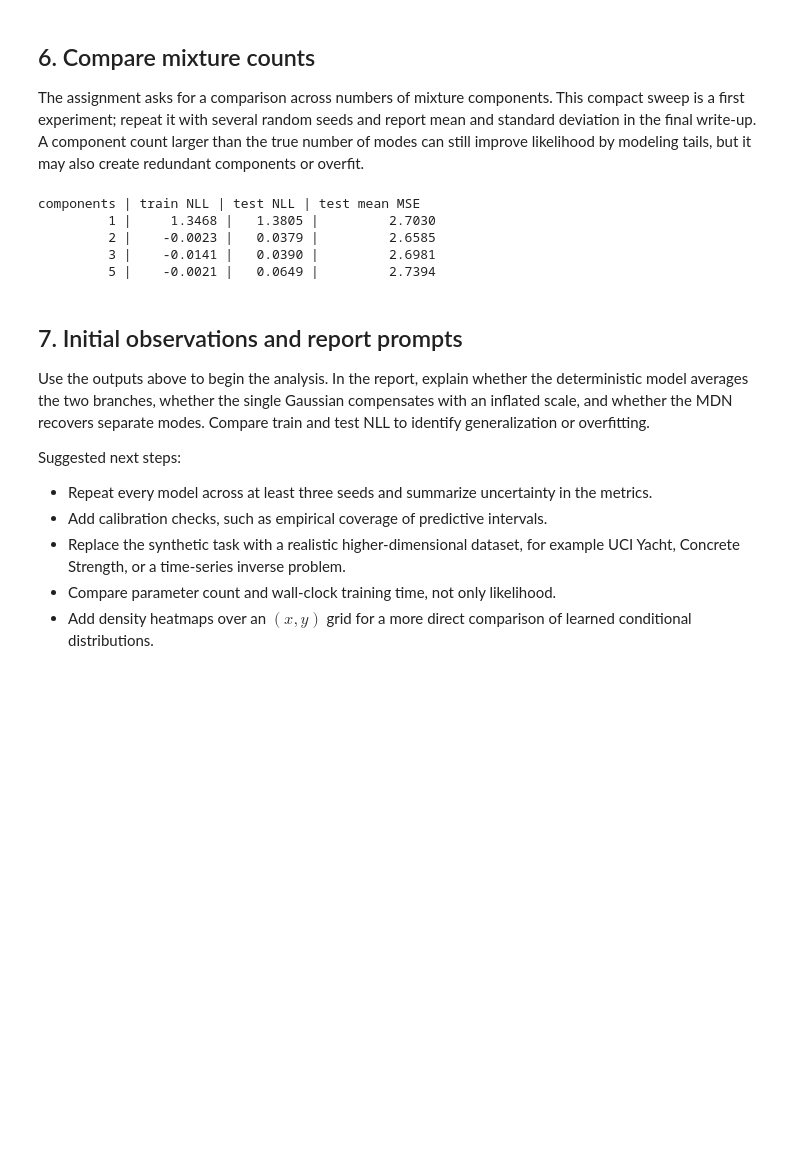
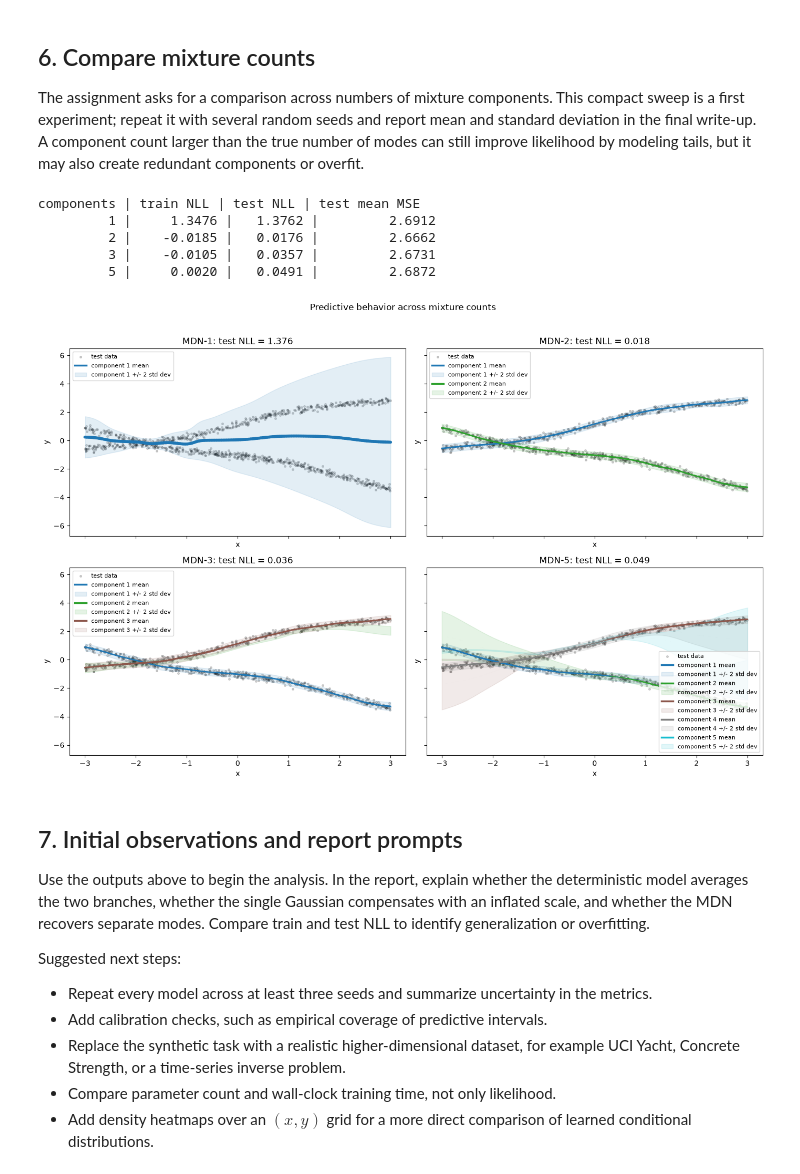
Before and after one commit to jvtricking/CS6956-MDN, a Jupyter notebook: mdn_2d_starter.ipynb, the cells around one changed output. Drawn from its saved outputs; the diff is of its cells as text; code cells hidden in the pictures; blank space fills up the shorter version.

Commit message:
visualizations added for each mixture count

```diff
--- a/mdn_2d_starter.ipynb
+++ b/mdn_2d_starter.ipynb
@@ -287,7 +287,7 @@ for component, color in enumerate(component_colors):
             x_values[start:start + 2],
             mean_values[start:start + 2],
             color=color,
-            linewidth=0.8 + 4.0 * (weight_values[start] + weight_values[start + 1]) / 2,
+            linewidth=4.0 * (weight_values[start] + weight_values[start + 1]) / 2,
             solid_capstyle='round',
         )
     axes[2].plot([], [], color=color, linewidth=2.5, label=f'component {component + 1} mean; thickness = weight')
@@ -332,22 +332,74 @@ plt.show()
 The assignment asks for a comparison across numbers of mixture components. This compact sweep is a first experiment; repeat it with several random seeds and report mean and standard deviation in the final write-up. A component count larger than the true number of modes can still improve likelihood by modeling tails, but it may also create redundant components or overfit.
 # %%
 mixture_results = []
+mixture_models = {}
 for components in [1, 2, 3, 5]:
     # Compare models with different numbers of Gaussian components.
     model, history = train_model(MDN(components=components), 'mdn', epochs=400)
     train_metrics = evaluate(model, 'mdn', x_train, y_train)
     test_metrics = evaluate(model, 'mdn', x_test, y_test)
     mixture_results.append((components, train_metrics['nll'], test_metrics['nll'], test_metrics['mse_mean']))
+    mixture_models[components] = model
 
 print('components | train NLL | test NLL | test mean MSE')
 for result in mixture_results:
     print(f'{result[0]:10d} | {result[1]:10.4f} | {result[2]:8.4f} | {result[3]:14.4f}')
 # %% [output]
 components | train NLL | test NLL | test mean MSE
-         1 |     1.3468 |   1.3805 |         2.7030
-         2 |    -0.0023 |   0.0379 |         2.6585
-         3 |    -0.0141 |   0.0390 |         2.6981
-         5 |    -0.0021 |   0.0649 |         2.7394
+         1 |     1.3476 |   1.3762 |         2.6912
+         2 |    -0.0185 |   0.0176 |         2.6662
+         3 |    -0.0105 |   0.0357 |         2.6731
+         5 |     0.0020 |   0.0491 |         2.6872
+# %%
+# Visualize how the learned predictive distribution changes with mixture count.
+visualization_grid = torch.linspace(-3, 3, 180).reshape(-1, 1).to(DEVICE)
+fig, axes = plt.subplots(2, 2, figsize=(14, 9), sharex=True, sharey=True)
+axes = axes.ravel()
+component_colors = plt.cm.tab10(np.linspace(0, 1, 5))
+
+for axis, (components, train_nll, test_nll, test_mean_mse) in zip(axes, mixture_results):
+    model = mixture_models[components]
+    with torch.no_grad():
+        logits, means, scales = model(visualization_grid)
+        weights = torch.softmax(logits, dim=-1).cpu().numpy()
+        means = means.cpu().numpy()
+        scales = scales.cpu().numpy()
+
+    axis.scatter(x_test[:, 0], y_test[:, 0], s=7, alpha=0.16, color='black', label='test data')
+    x_values = visualization_grid[:, 0].cpu().numpy()
+    for component in range(components):
+        color = component_colors[component]
+        weight_values = weights[:, component]
+        mean_values = means[:, component]
+        scale_values = scales[:, component]
+        for start in range(len(x_values) - 1):
+            axis.plot(
+                x_values[start:start + 2],
+                mean_values[start:start + 2],
+                color=color,
+                linewidth=4.0 * (weight_values[start] + weight_values[start + 1]) / 2,
+                solid_capstyle='round',
+            )
+        axis.plot([], [], color=color, linewidth=2.5, label=f'component {component + 1} mean')
+        axis.fill_between(
+            x_values,
+            mean_values - 2 * scale_values,
+            mean_values + 2 * scale_values,
+            color=color,
+            alpha=0.12,
+            label=f'component {component + 1} +/- 2 std dev',
+        )
+
+    axis.set_title(f'MDN-{components}: test NLL = {test_nll:.3f}')
+    axis.set_xlabel('x')
+    axis.set_ylabel('y')
+    axis.legend(fontsize=8)
+
+fig.suptitle('Predictive behavior across mixture counts', y=1.02)
+plt.tight_layout()
+plt.show()
+# %% [output]
+[figure, added]
 # %% [markdown]
 ## 7. Initial observations and report prompts
 
```
